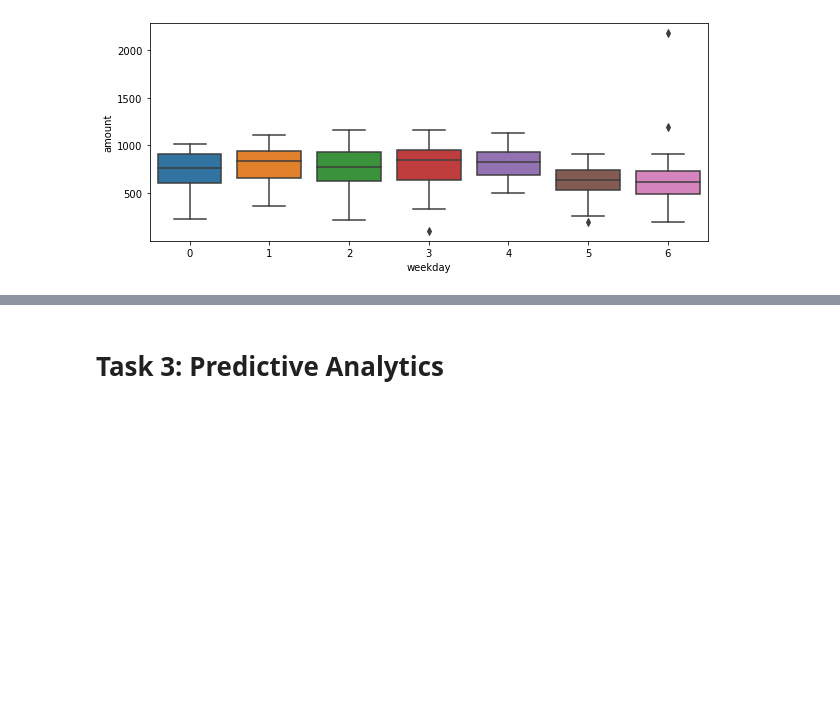
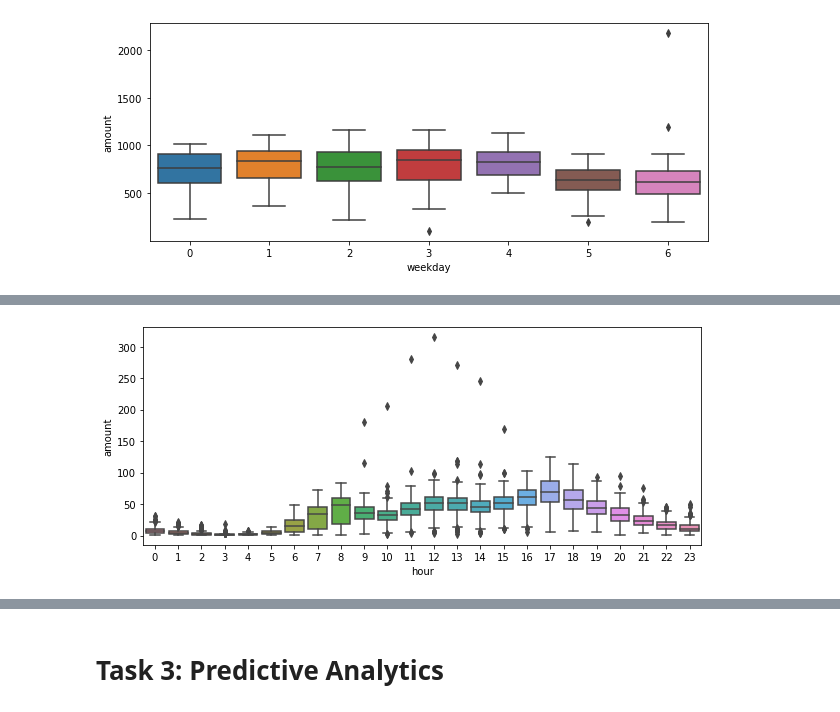
Before and after one commit to robbenB-123/SiliconValley, a Jupyter notebook: DSML_SILICONVALLEY.ipynb, the cells around one changed output, grey strips where cells are left out. Drawn from its saved outputs; the diff is of its cells as text; code cells hidden in the pictures; blank space fills up the shorter version.

```diff
--- a/DSML_SILICONVALLEY.ipynb
+++ b/DSML_SILICONVALLEY.ipynb
@@ -415,0 +401,17 @@ plt.show()
+# %%
+#hour_demand.reset_index(inplace=True)
+hour_demand = pd.DataFrame({'amount': la_set.groupby(by=[la_set['start_time'].apply(lambda x: x.date()),
+                                                        la_set['start_time'].apply(lambda x: x.hour)]).size()})
+
+
+
+hour_demand.reset_index(level=0, inplace=True)
+
+hour_demand = hour_demand.rename(columns = {'start_time':'date'})
+
+hour_demand.reset_index(inplace=True)
+
+hour_demand = hour_demand.rename(columns = {'start_time':'hour'})
+
+
+hour_demand
@@ -415,0 +432,7 @@ plt.show()
+# %%
+fig,ax = plt.subplots(figsize=(10,4))
+
+sns.boxplot(x=hour_demand["hour"], y=hour_demand["amount"], ax=ax)
+plt.show()
+# %% [output]
+[figure, added]
```
Also changed, not shown: parts of 14 cells of this notebook.
